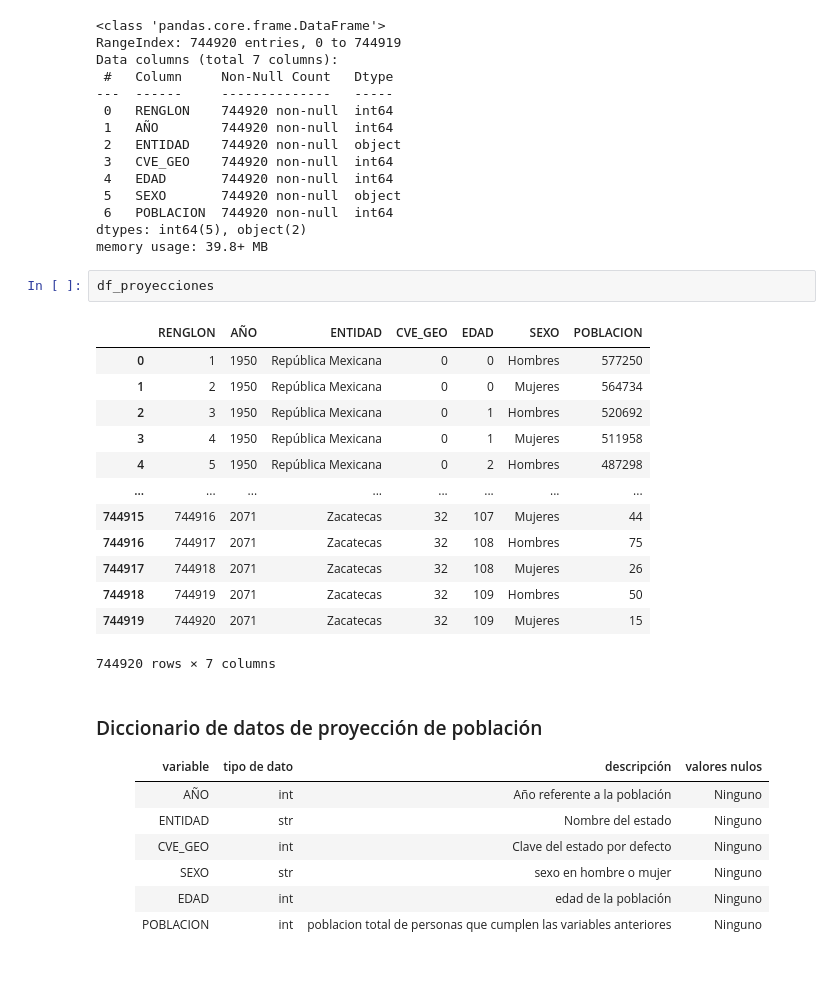
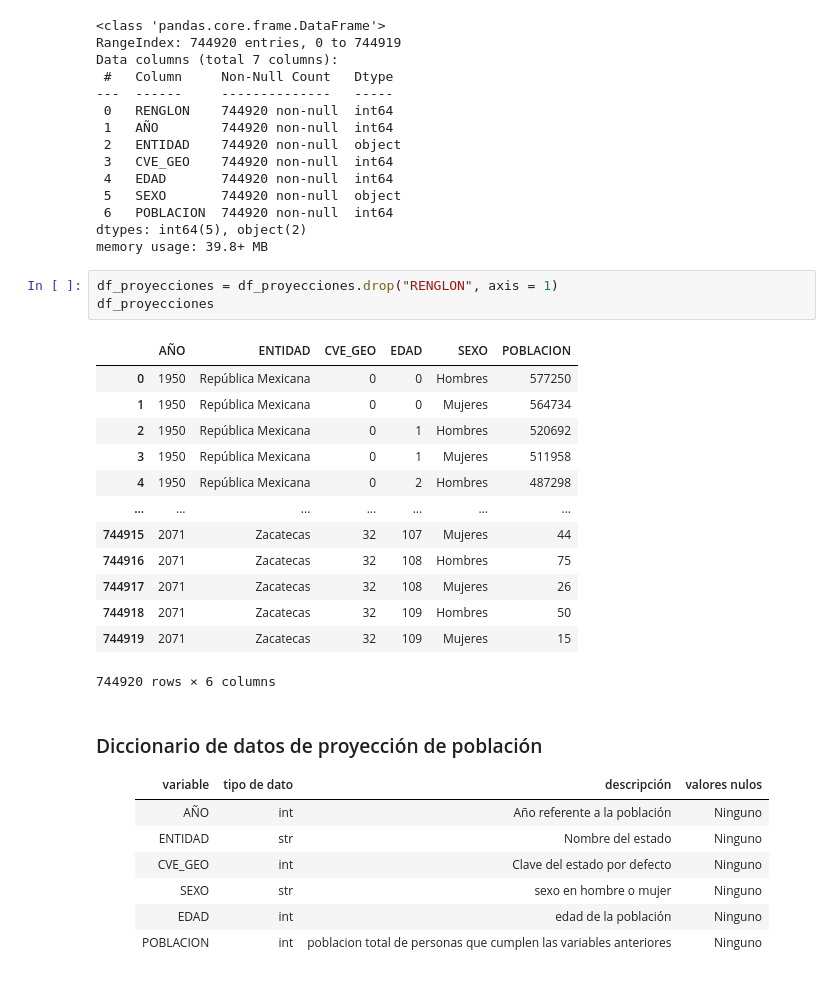
Before and after one commit to la-ciencia-del-delito/semaforo-delictivo, a Jupyter notebook: ETL/02_transformacion.ipynb, the cells around one changed output. Saved outputs shown, nothing was run; the diff lists cells and outputs as text.

```diff
--- a/ETL/02_transformacion.ipynb
+++ b/ETL/02_transformacion.ipynb
@@ -66,22 +69,23 @@ Data columns (total 7 columns):
  6   POBLACION  744920 non-null  int64
 dtypes: int64(5), object(2)
 memory usage: 39.8+ MB
-# %%
-df_proyecciones
-# %% [output]
-|  | RENGLON | AÑO | ENTIDAD | CVE_GEO | EDAD | SEXO | POBLACION |
-| 0 | 1 | 1950 | República Mexicana | 0 | 0 | Hombres | 577250 |
-| 1 | 2 | 1950 | República Mexicana | 0 | 0 | Mujeres | 564734 |
-| 2 | 3 | 1950 | República Mexicana | 0 | 1 | Hombres | 520692 |
-| 3 | 4 | 1950 | República Mexicana | 0 | 1 | Mujeres | 511958 |
-| 4 | 5 | 1950 | República Mexicana | 0 | 2 | Hombres | 487298 |
-| ... | ... | ... | ... | ... | ... | ... | ... |
-| 744915 | 744916 | 2071 | Zacatecas | 32 | 107 | Mujeres | 44 |
-| 744916 | 744917 | 2071 | Zacatecas | 32 | 108 | Hombres | 75 |
-| 744917 | 744918 | 2071 | Zacatecas | 32 | 108 | Mujeres | 26 |
-| 744918 | 744919 | 2071 | Zacatecas | 32 | 109 | Hombres | 50 |
-| 744919 | 744920 | 2071 | Zacatecas | 32 | 109 | Mujeres | 15 |
-744920 rows × 7 columns
+# %%
+df_proyecciones = df_proyecciones.drop("RENGLON", axis = 1)
+df_proyecciones
+# %% [output]
+|  | AÑO | ENTIDAD | CVE_GEO | EDAD | SEXO | POBLACION |
+| 0 | 1950 | República Mexicana | 0 | 0 | Hombres | 577250 |
+| 1 | 1950 | República Mexicana | 0 | 0 | Mujeres | 564734 |
+| 2 | 1950 | República Mexicana | 0 | 1 | Hombres | 520692 |
+| 3 | 1950 | República Mexicana | 0 | 1 | Mujeres | 511958 |
+| 4 | 1950 | República Mexicana | 0 | 2 | Hombres | 487298 |
+| ... | ... | ... | ... | ... | ... | ... |
+| 744915 | 2071 | Zacatecas | 32 | 107 | Mujeres | 44 |
+| 744916 | 2071 | Zacatecas | 32 | 108 | Hombres | 75 |
+| 744917 | 2071 | Zacatecas | 32 | 108 | Mujeres | 26 |
+| 744918 | 2071 | Zacatecas | 32 | 109 | Hombres | 50 |
+| 744919 | 2071 | Zacatecas | 32 | 109 | Mujeres | 15 |
+744920 rows × 6 columns
 # %% [markdown]
 ### Diccionario de datos de proyección de población
 <div align="center">
```
Also changed, not shown: parts of 15 cells of this notebook, 1 other file.
